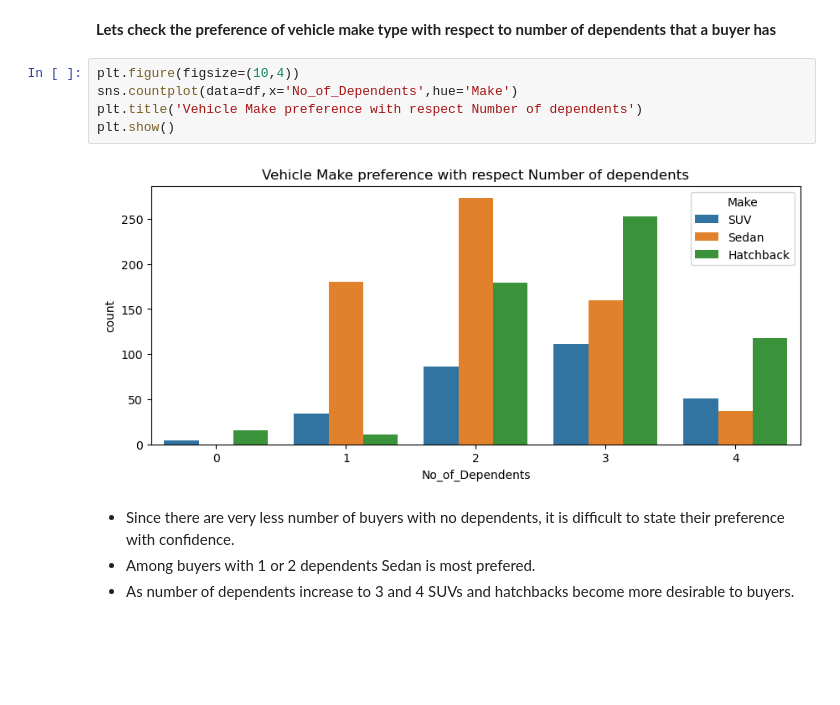
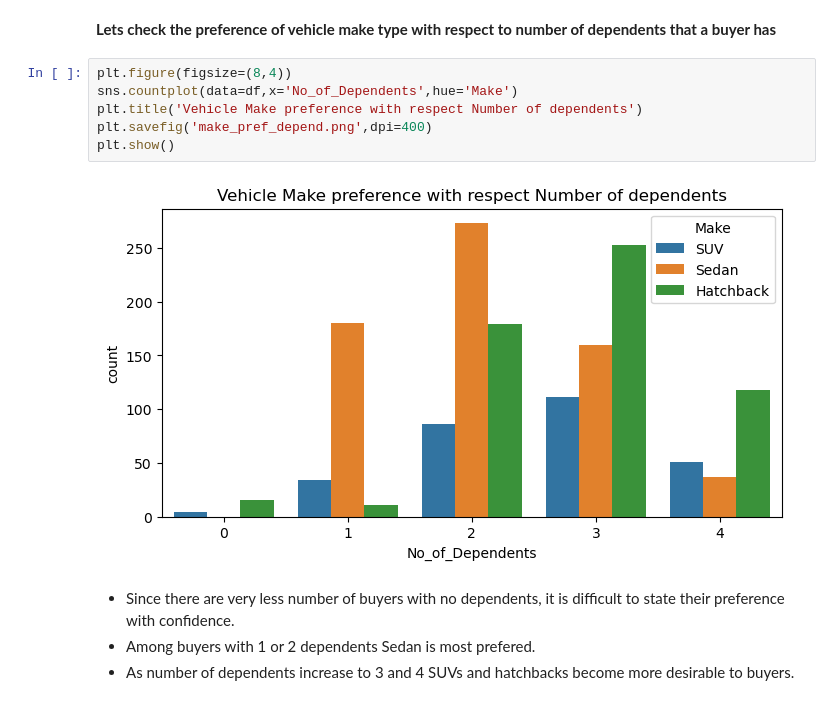
Before and after one commit to airbendor890/ML_AUG, a Jupyter notebook: PDS_project_Haraprasad_coded.ipynb, the cells around one changed output. Drawn from its saved outputs; the diff is of its cells as text; blank space fills up the shorter version.

```diff
--- a/PDS_project_Haraprasad_coded.ipynb
+++ b/PDS_project_Haraprasad_coded.ipynb
@@ -811,12 +885,13 @@ But the case is different for age group 30s. In 30s, customers are probably usin
 # %% [markdown]
 <b>Lets check the preference of vehicle make type with respect to number of dependents that a buyer has</b>
 # %%
-plt.figure(figsize=(10,4))
+plt.figure(figsize=(8,4))
 sns.countplot(data=df,x='No_of_Dependents',hue='Make')
 plt.title('Vehicle Make preference with respect Number of dependents')
+plt.savefig('make_pref_depend.png',dpi=400)
 plt.show()
 # %% [output]
-[figure, old version]
+[figure, new version]
 # %% [markdown]
 <ul>
     <li>Since there are very less number of buyers with no dependents, it is difficult to state their preference with confidence.</li>
```
Also changed, not shown: parts of 21 cells of this notebook.
